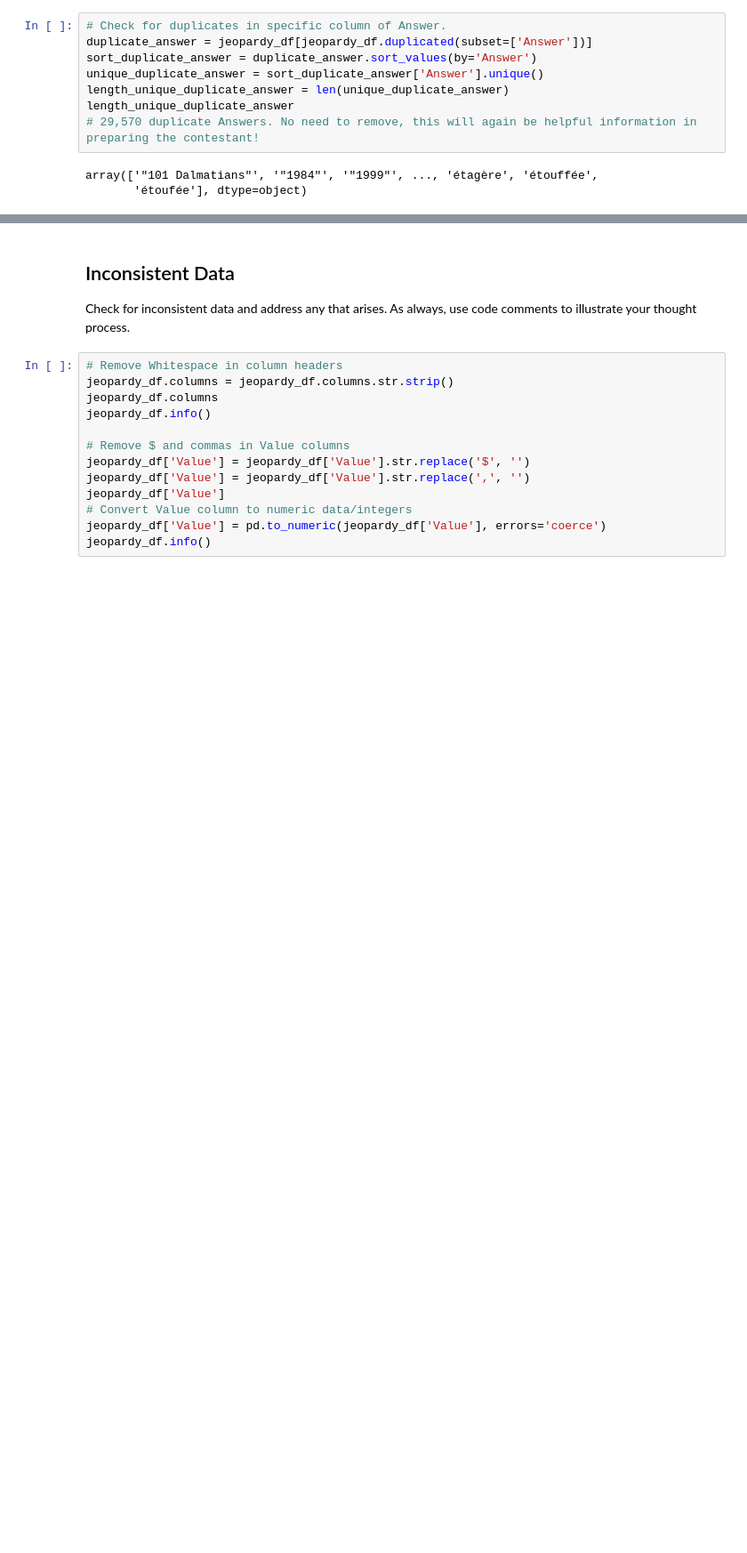
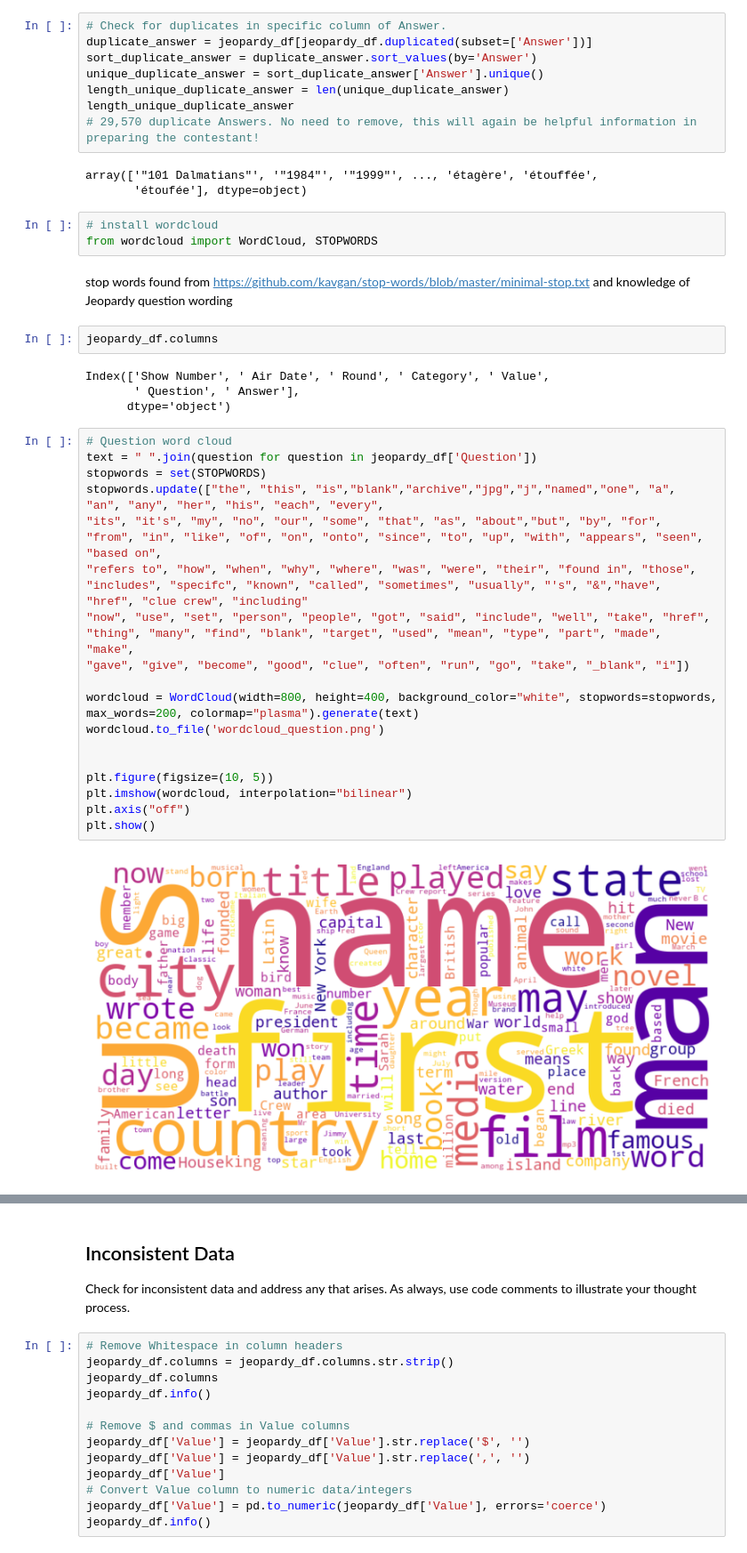
Before and after one commit to MC-18/cleaning-data-checkpoint, a Jupyter notebook: checkpoint-three.ipynb, the cells around one changed output, grey strips where cells are left out. Shown at 89% size. Saved outputs shown, nothing was run; the diff lists cells and outputs as text; blank space fills up the shorter version.

```diff
--- a/checkpoint-three.ipynb
+++ b/checkpoint-three.ipynb
@@ -278,3 +284,34 @@ length_unique_duplicate_answer
 # %% [output]
 array(['"101 Dalmatians"', '"1984"', '"1999"', ..., 'étagère', 'étouffée',
        'étoufée'], dtype=object)
+# %%
+# install wordcloud
+from wordcloud import WordCloud, STOPWORDS
+# %% [markdown]
+stop words found from https://github.com/kavgan/stop-words/blob/master/minimal-stop.txt and knowledge of Jeopardy question wording
+# %%
+jeopardy_df.columns
+# %% [output]
+Index(['Show Number', ' Air Date', ' Round', ' Category', ' Value',
+       ' Question', ' Answer'],
+      dtype='object')
+# %%
+# Question word cloud
+text = " ".join(question for question in jeopardy_df['Question'])
+stopwords = set(STOPWORDS)
+stopwords.update(["the", "this", "is","blank","archive","jpg","j","named","one", "a", "an", "any", "her", "his", "each", "every",
+"its", "it's", "my", "no", "our", "some", "that", "as", "about","but", "by", "for", "from", "in", "like", "of", "on", "onto", "since", "to", "up", "with", "appears", "seen", "based on",
+"refers to", "how", "when", "why", "where", "was", "were", "their", "found in", "those",  "includes", "specifc", "known", "called", "sometimes", "usually", "'s", "&","have", "href", "clue crew", "including"
+"now", "use", "set", "person", "people", "got", "said", "include", "well", "take", "href", "thing", "many", "find", "blank", "target", "used", "mean", "type", "part", "made", "make",
+"gave", "give", "become", "good", "clue", "often", "run", "go", "take", "_blank", "i"])
+
+wordcloud = WordCloud(width=800, height=400, background_color="white", stopwords=stopwords, max_words=200, colormap="plasma").generate(text)
+wordcloud.to_file('wordcloud_question.png')
+
+
+plt.figure(figsize=(10, 5))
+plt.imshow(wordcloud, interpolation="bilinear")
+plt.axis("off")
+plt.show()
+# %% [output]
+[figure, added]
```
Also changed, not shown: parts of 11 cells of this notebook, 4 other files.
